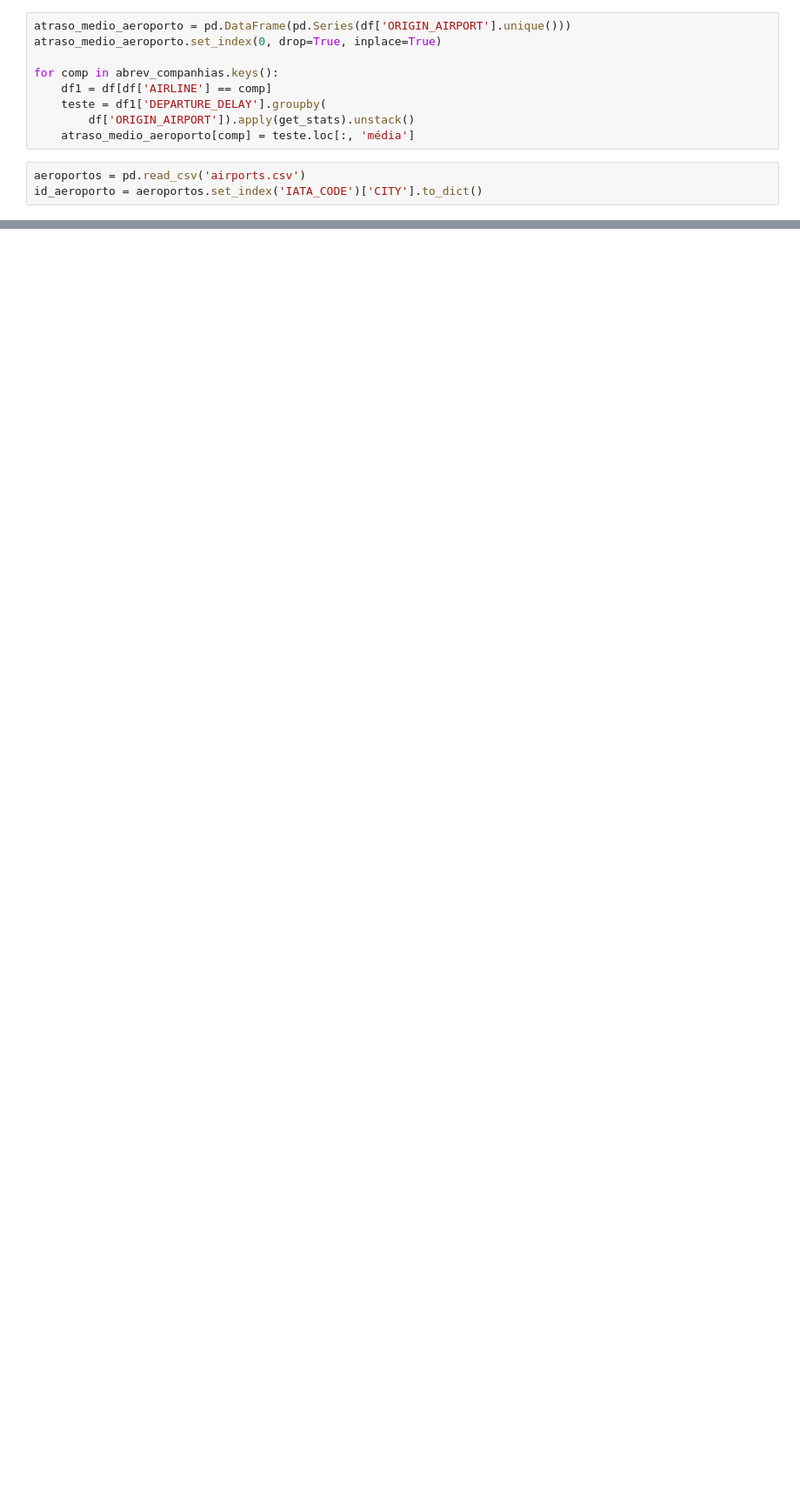
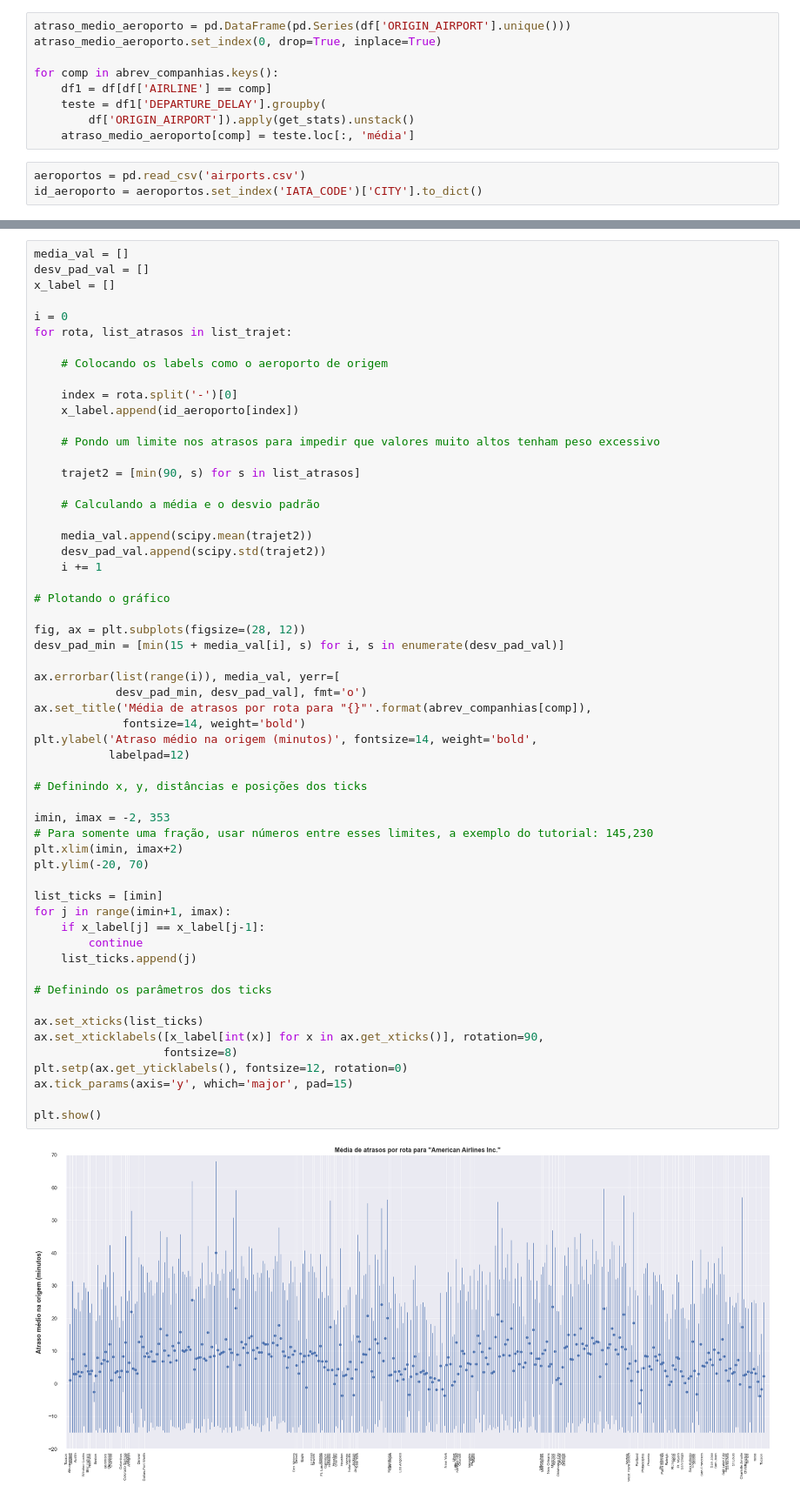
Before and after one commit to bekwendhausen/voos-kaggle-2015, a Jupyter notebook: flights-delay.ipynb, the cells around one changed output, grey strips where cells are left out. Shown at 87% size. Cells and saved outputs as stored; diff of their text form; blank space fills up the shorter version.

```diff
--- a/flights-delay.ipynb
+++ b/flights-delay.ipynb
@@ -631,0 +659,59 @@ plt.tight_layout()
+# %%
+media_val = []
+desv_pad_val = []
+x_label = []
+
+i = 0
+for rota, list_atrasos in list_trajet:
+
+    # Colocando os labels como o aeroporto de origem
+
+    index = rota.split('-')[0]
+    x_label.append(id_aeroporto[index])
+
+    # Pondo um limite nos atrasos para impedir que valores muito altos tenham peso excessivo
+
+    trajet2 = [min(90, s) for s in list_atrasos]
+
+    # Calculando a média e o desvio padrão
+
+    media_val.append(scipy.mean(trajet2))
+    desv_pad_val.append(scipy.std(trajet2))
+    i += 1
+
+# Plotando o gráfico
+
+fig, ax = plt.subplots(figsize=(28, 12))
+desv_pad_min = [min(15 + media_val[i], s) for i, s in enumerate(desv_pad_val)]
+
+ax.errorbar(list(range(i)), media_val, yerr=[
+            desv_pad_min, desv_pad_val], fmt='o')
+ax.set_title('Média de atrasos por rota para "{}"'.format(abrev_companhias[comp]),
+             fontsize=14, weight='bold')
+plt.ylabel('Atraso médio na origem (minutos)', fontsize=14, weight='bold',
+           labelpad=12)
+
+# Definindo x, y, distâncias e posições dos ticks
+
+imin, imax = -2, 353
+# Para somente uma fração, usar números entre esses limites, a exemplo do tutorial: 145,230
+plt.xlim(imin, imax+2)
+plt.ylim(-20, 70)
+
+list_ticks = [imin]
+for j in range(imin+1, imax):
+    if x_label[j] == x_label[j-1]:
+        continue
+    list_ticks.append(j)
+
+# Definindo os parâmetros dos ticks
+
+ax.set_xticks(list_ticks)
+ax.set_xticklabels([x_label[int(x)] for x in ax.get_xticks()], rotation=90,
+                   fontsize=8)
+plt.setp(ax.get_yticklabels(), fontsize=12, rotation=0)
+ax.tick_params(axis='y', which='major', pad=15)
+
+plt.show()
+# %% [output]
+[figure, added]
```
Also changed, not shown: parts of 3 cells of this notebook.
